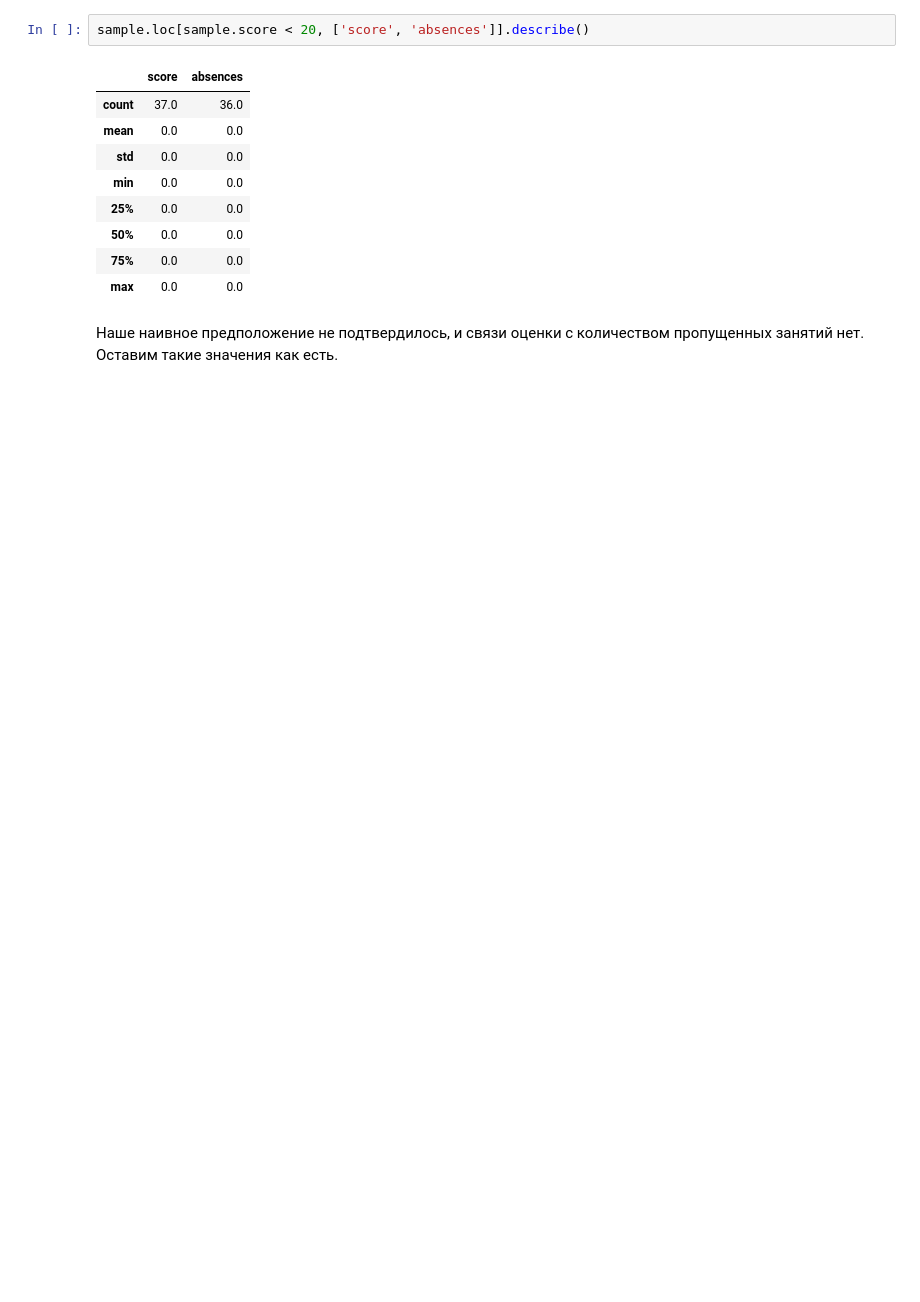
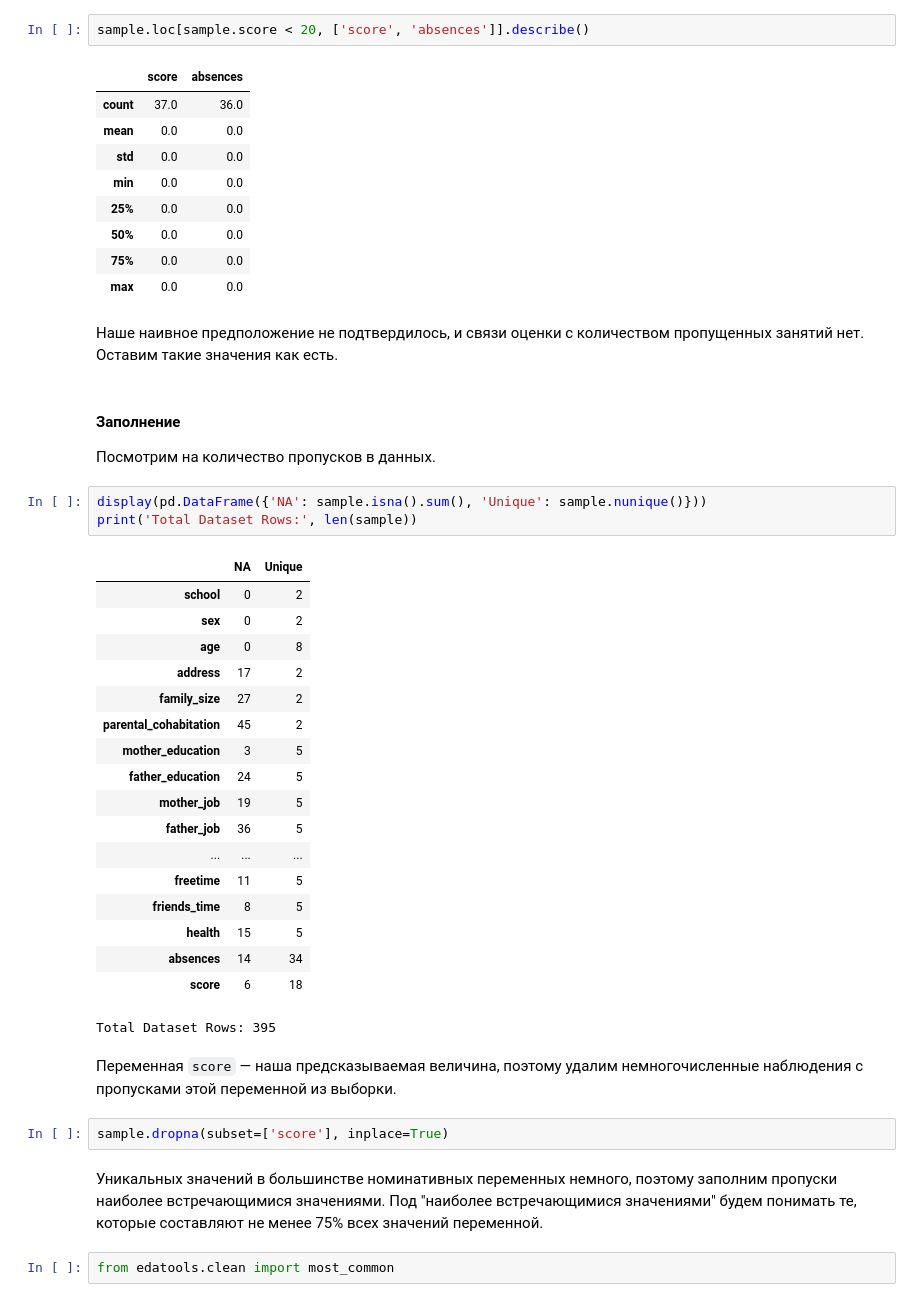
Before and after one commit to ivofrolov/skillfactory_rds, a Jupyter notebook: project 02 - EDA/stud_math_analysis.ipynb, the cells around one changed output. Drawn from its saved outputs; the diff is of its cells as text; blank space fills up the shorter version.

```diff
--- a/project 02 - EDA/stud_math_analysis.ipynb
+++ b/project 02 - EDA/stud_math_analysis.ipynb
@@ -228,3 +228,37 @@ sample.loc[sample.score < 20, ['score', 'absences']].describe()
 | max | 0.0 | 0.0 |
 # %% [markdown]
 Наше наивное предположение не подтвердилось, и связи оценки с количеством пропущенных занятий нет. Оставим такие значения как есть.
+# %% [markdown]
+#### Заполнение
+
+Посмотрим на количество пропусков в данных.
+# %%
+display(pd.DataFrame({'NA': sample.isna().sum(), 'Unique': sample.nunique()}))
+print('Total Dataset Rows:', len(sample))
+# %% [output]
+|  | NA | Unique |
+| school | 0 | 2 |
+| sex | 0 | 2 |
+| age | 0 | 8 |
+| address | 17 | 2 |
+| family_size | 27 | 2 |
+| parental_cohabitation | 45 | 2 |
+| mother_education | 3 | 5 |
+| father_education | 24 | 5 |
+| mother_job | 19 | 5 |
+| father_job | 36 | 5 |
+| ... | ... | ... |
+| freetime | 11 | 5 |
+| friends_time | 8 | 5 |
+| health | 15 | 5 |
+| absences | 14 | 34 |
+| score | 6 | 18 |
+Total Dataset Rows: 395
+# %% [markdown]
+Переменная `score` — наша предсказываемая величина, поэтому удалим немногочисленные наблюдения с пропусками этой переменной из выборки.
+# %%
+sample.dropna(subset=['score'], inplace=True)
+# %% [markdown]
+Уникальных значений в большинстве номинативных переменных немного, поэтому заполним пропуски наиболее встречающимися значениями. Под "наиболее встречающимися значениями" будем понимать те, которые составляют не менее 75% всех значений переменной.
+# %%
+from edatools.clean import most_common
```
Also changed, not shown: parts of 7 cells of this notebook, 1 other file.
